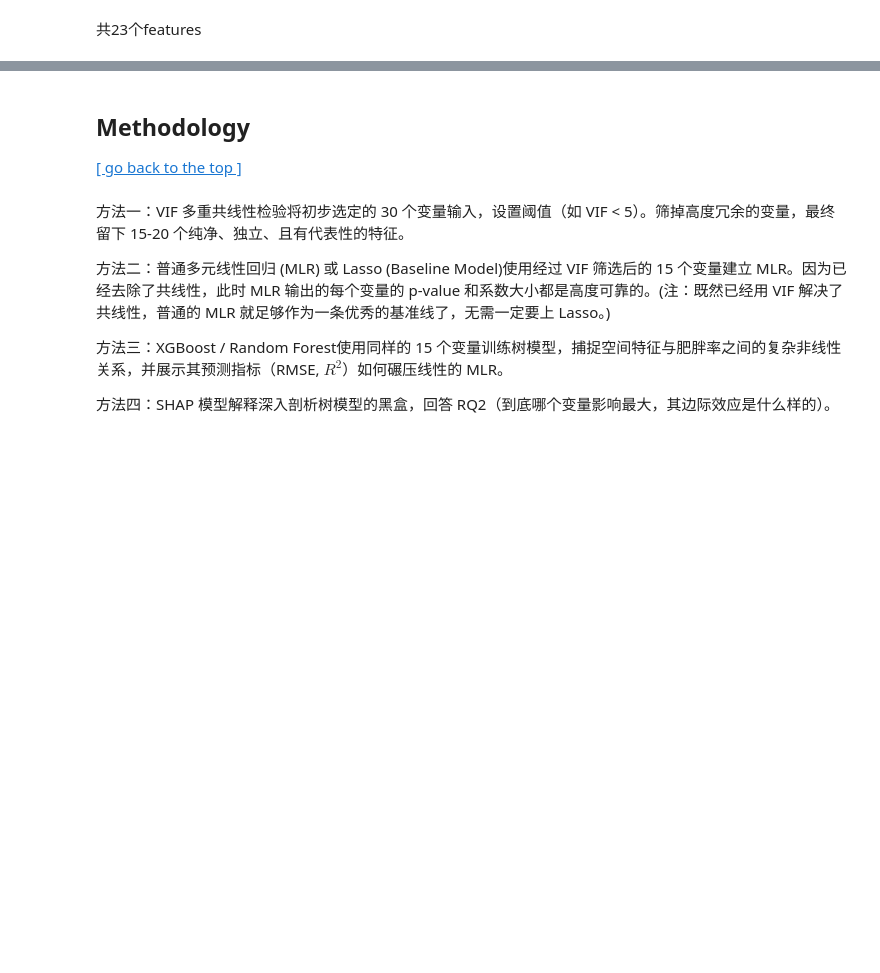
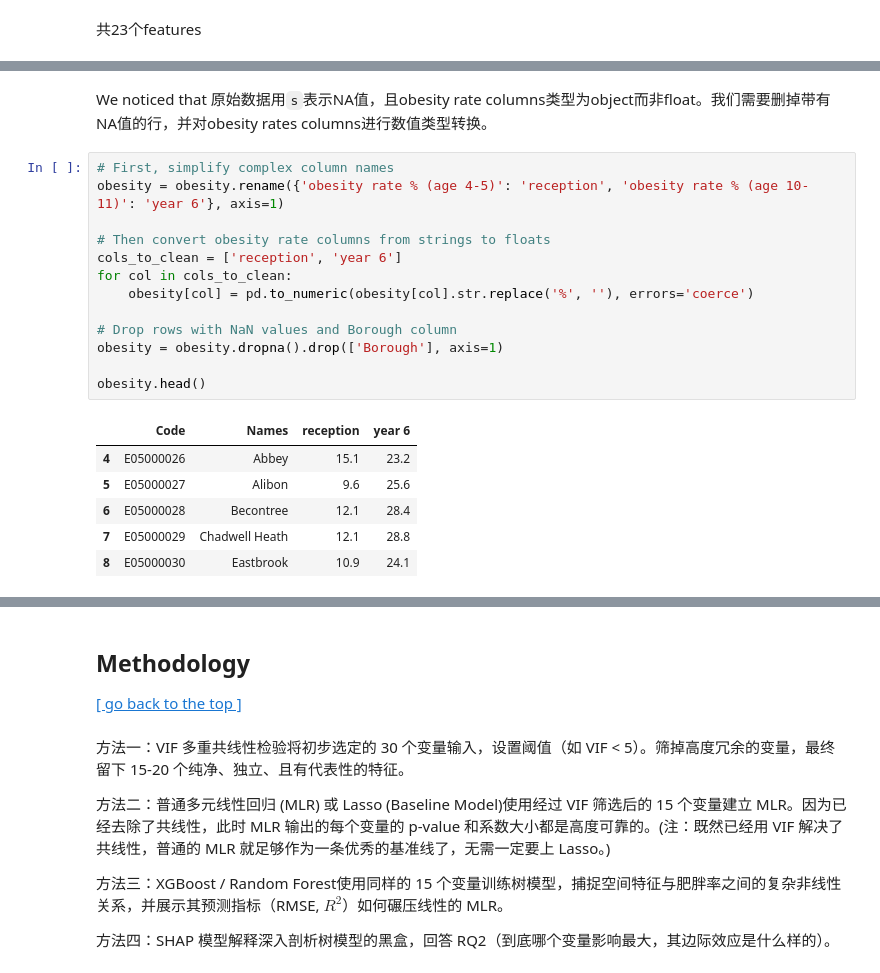
Before and after one commit to mixedmint/DSSS, a Jupyter notebook: childhood obesity.ipynb, the cells around one changed output, grey strips where cells are left out. Cells and saved outputs as stored; diff of their text form; blank space fills up the shorter version.

```diff
--- a/childhood obesity.ipynb
+++ b/childhood obesity.ipynb
@@ -130,0 +163,22 @@ obesity.head()
+# %% [markdown]
+We noticed that 原始数据用`s`表示NA值，且obesity rate columns类型为object而非float。我们需要删掉带有NA值的行，并对obesity rates columns进行数值类型转换。
+# %%
+# First, simplify complex column names
+obesity = obesity.rename({'obesity rate % (age 4-5)': 'reception', 'obesity rate % (age 10-11)': 'year 6'}, axis=1)
+
+# Then convert obesity rate columns from strings to floats
+cols_to_clean = ['reception', 'year 6']
+for col in cols_to_clean:
+    obesity[col] = pd.to_numeric(obesity[col].str.replace('%', ''), errors='coerce')
+
+# Drop rows with NaN values and Borough column
+obesity = obesity.dropna().drop(['Borough'], axis=1)
+
+obesity.head()
+# %% [output]
+|  | Code | Names | reception | year 6 |
+| 4 | E05000026 | Abbey | 15.1 | 23.2 |
+| 5 | E05000027 | Alibon | 9.6 | 25.6 |
+| 6 | E05000028 | Becontree | 12.1 | 28.4 |
+| 7 | E05000029 | Chadwell Heath | 12.1 | 28.8 |
+| 8 | E05000030 | Eastbrook | 10.9 | 24.1 |
```
Also changed, not shown: parts of 21 cells of this notebook, 2 other files.
